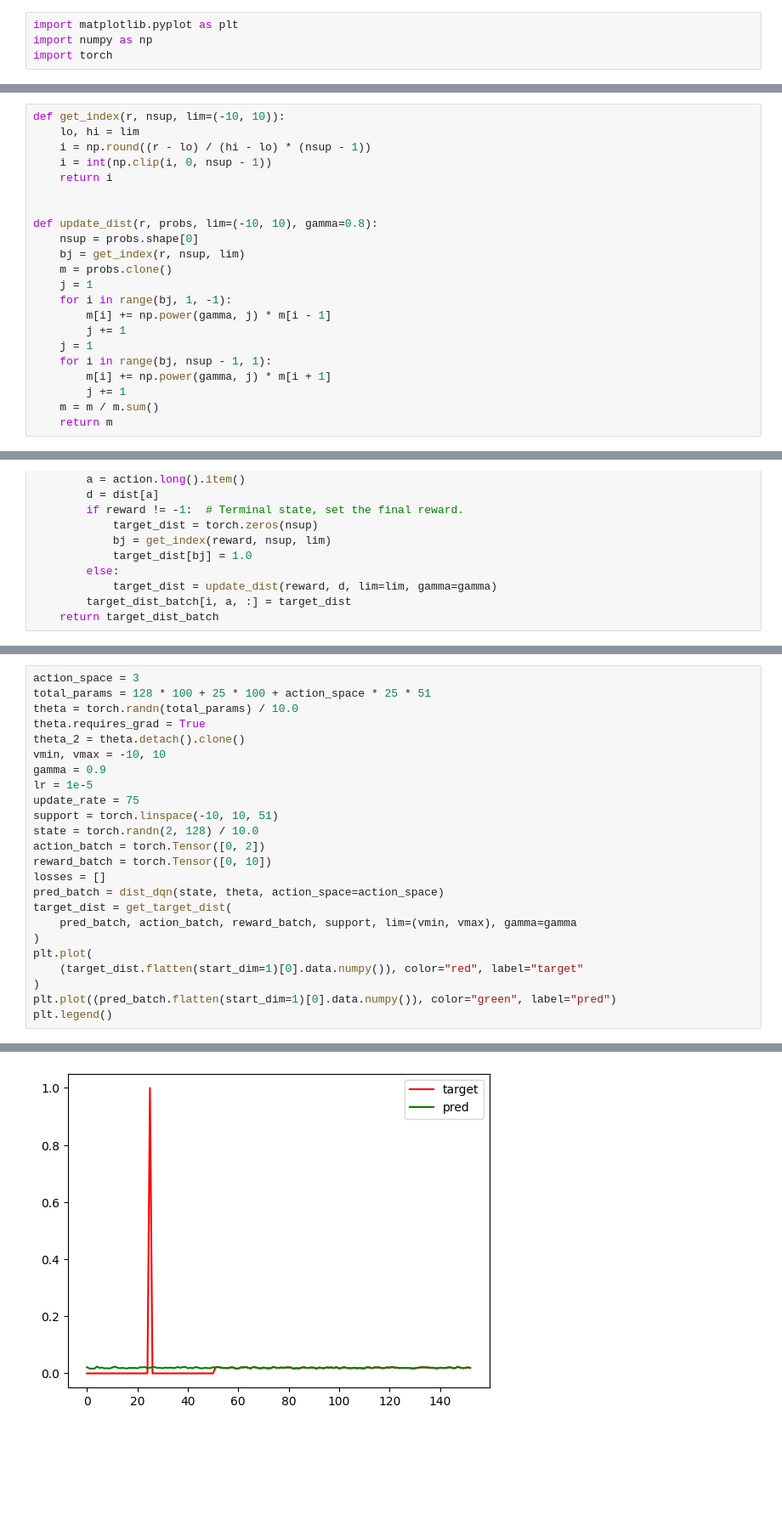
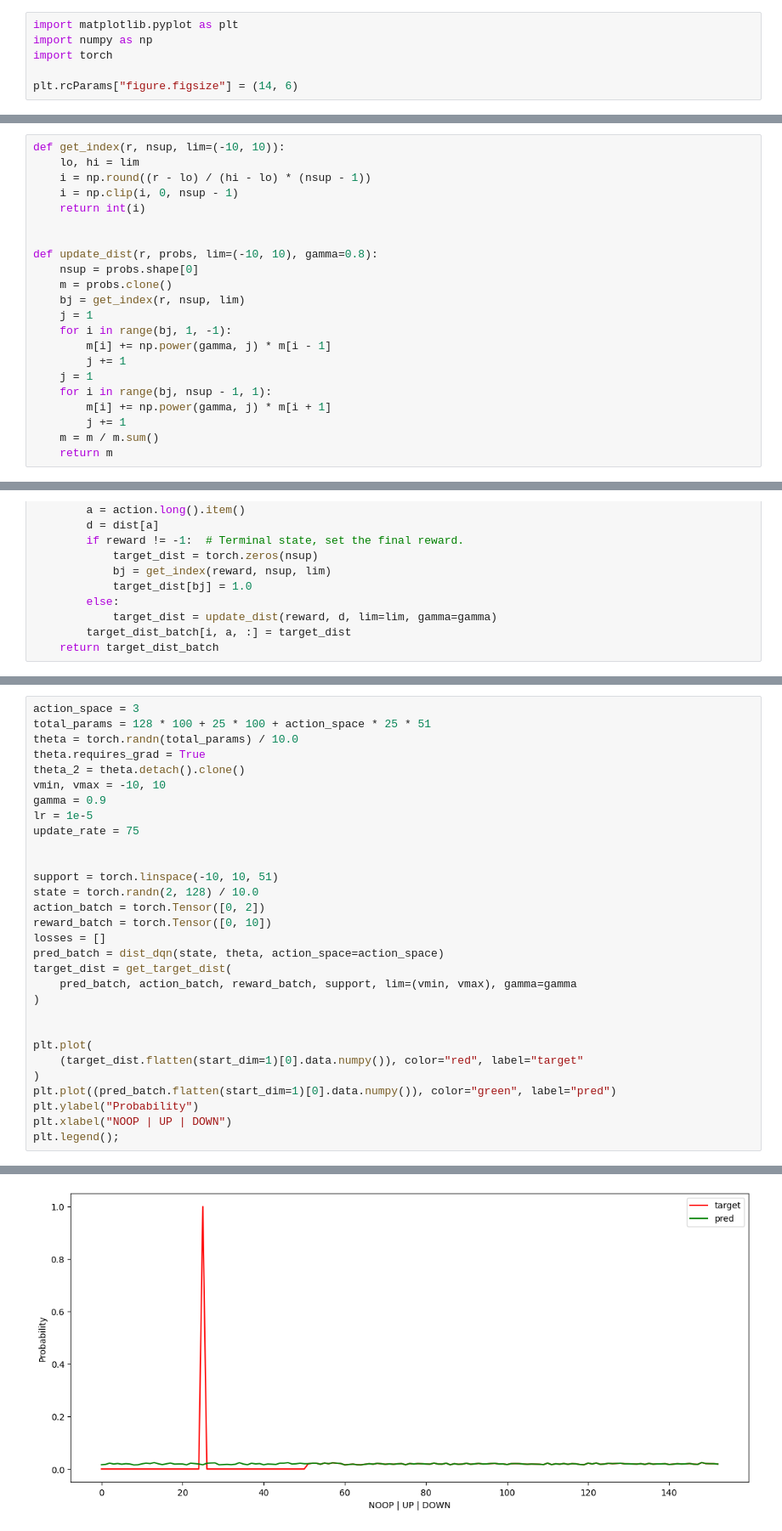
Before and after one commit to alextanhongpin/python-deep-reinforcement-learning-in-action, a Jupyter notebook: 07_distributional_dqn.v2.ipynb, the cells around one changed output, grey strips where cells are left out. Shown at 85% size. Drawn from its saved outputs; the diff is of its cells as text; blank space fills up the shorter version.

```diff
--- a/07_distributional_dqn.v2.ipynb
+++ b/07_distributional_dqn.v2.ipynb
@@ -2,3 +2,5 @@
 import matplotlib.pyplot as plt
 import numpy as np
 import torch
+
+plt.rcParams["figure.figsize"] = (14, 6)
@@ -6,14 +17,14 @@ import torch
 def get_index(r, nsup, lim=(-10, 10)):
     lo, hi = lim
     i = np.round((r - lo) / (hi - lo) * (nsup - 1))
-    i = int(np.clip(i, 0, nsup - 1))
-    return i
+    i = np.clip(i, 0, nsup - 1)
+    return int(i)
 
 
 def update_dist(r, probs, lim=(-10, 10), gamma=0.8):
     nsup = probs.shape[0]
+    m = probs.clone()
     bj = get_index(r, nsup, lim)
-    m = probs.clone()
     j = 1
     for i in range(bj, 1, -1):
         m[i] += np.power(gamma, j) * m[i - 1]
@@ -84,6 +96,8 @@ vmin, vmax = -10, 10
 gamma = 0.9
 lr = 1e-5
 update_rate = 75
+
+
 support = torch.linspace(-10, 10, 51)
 state = torch.randn(2, 128) / 10.0
 action_batch = torch.Tensor([0, 2])
@@ -93,9 +107,13 @@ pred_batch = dist_dqn(state, theta, action_space=action_space)
 target_dist = get_target_dist(
     pred_batch, action_batch, reward_batch, support, lim=(vmin, vmax), gamma=gamma
 )
+
+
 plt.plot(
     (target_dist.flatten(start_dim=1)[0].data.numpy()), color="red", label="target"
 )
 plt.plot((pred_batch.flatten(start_dim=1)[0].data.numpy()), color="green", label="pred")
-plt.legend()
+plt.ylabel("Probability")
+plt.xlabel("NOOP | UP | DOWN")
+plt.legend();
 # %% [output]
@@ -103 +120 @@ plt.legend()
-[figure, old version]
+[figure, new version]
```
Also changed, not shown: parts of 14 cells of this notebook, 9 other files.
